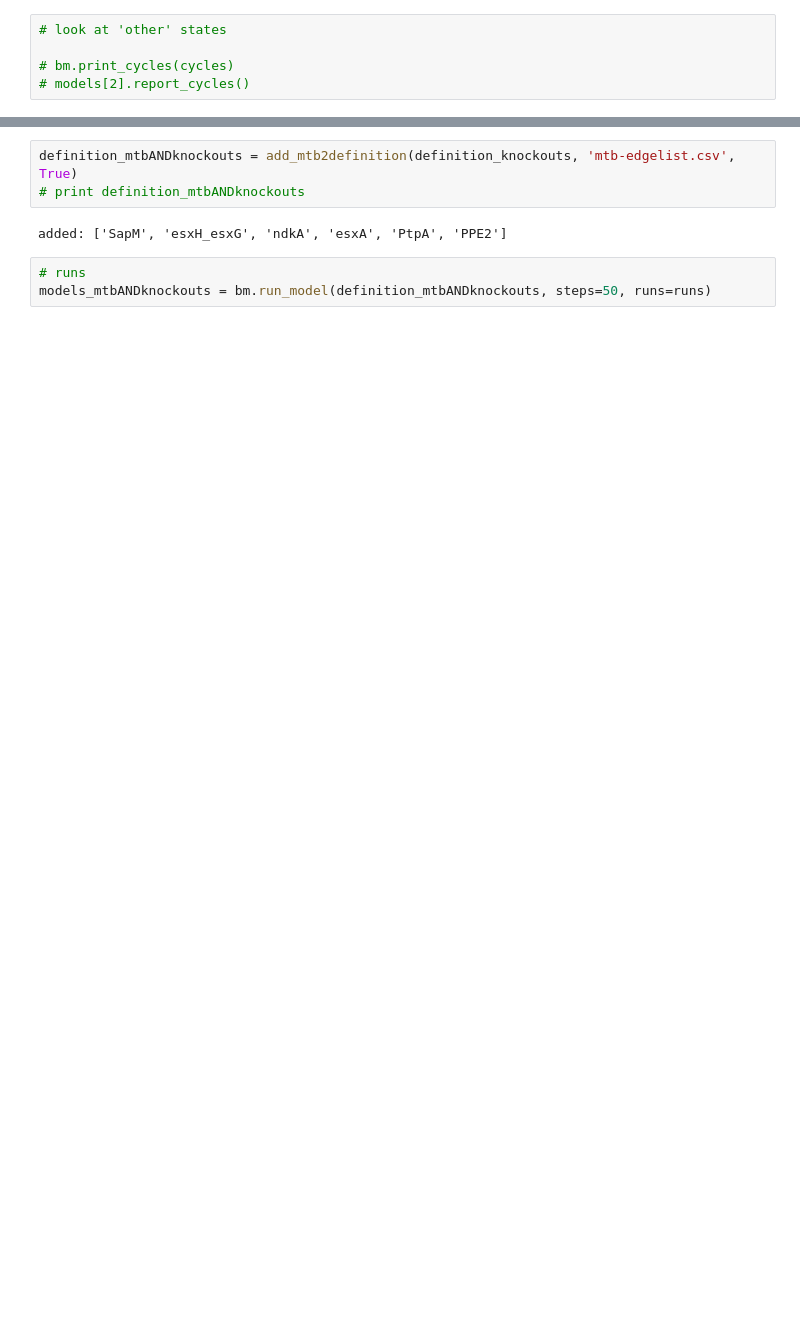
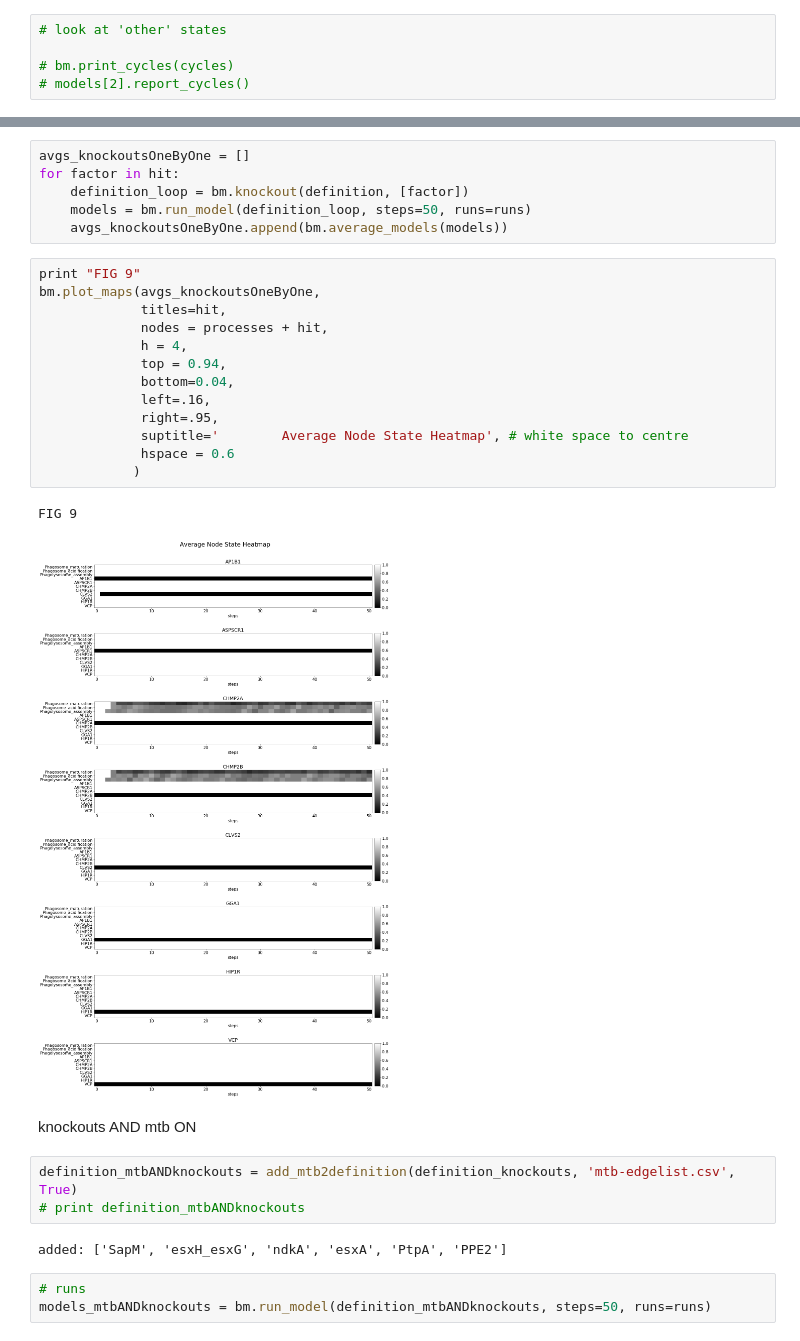
Before and after one commit to charlies-b/rp1, a Jupyter notebook: model-3.ipynb, the cells around one changed output, grey strips where cells are left out. Drawn from its saved outputs; the diff is of its cells as text; blank space fills up the shorter version.

```diff
--- a/model-3.ipynb
+++ b/model-3.ipynb
@@ -119,3 +171,27 @@ print bm.average_cycles(cycles)
+# %%
+avgs_knockoutsOneByOne = []
+for factor in hit:
+    definition_loop = bm.knockout(definition, [factor])
+    models = bm.run_model(definition_loop, steps=50, runs=runs)
+    avgs_knockoutsOneByOne.append(bm.average_models(models))
+# %%
+print "FIG 9"
+bm.plot_maps(avgs_knockoutsOneByOne,
+             titles=hit,
+             nodes = processes + hit,
+             h = 4,
+             top = 0.94,
+             bottom=0.04,
+             left=.16,
+             right=.95,
+             suptitle='        Average Node State Heatmap', # white space to centre
+             hspace = 0.6
+            )
+# %% [output]
+FIG 9
+[figure, added]
+# %% [markdown]
+knockouts AND mtb ON
 # %%
 definition_mtbANDknockouts = add_mtb2definition(definition_knockouts, 'mtb-edgelist.csv', True)
 # print definition_mtbANDknockouts
```
Also changed, not shown: parts of 40 cells of this notebook, 1 other file.
